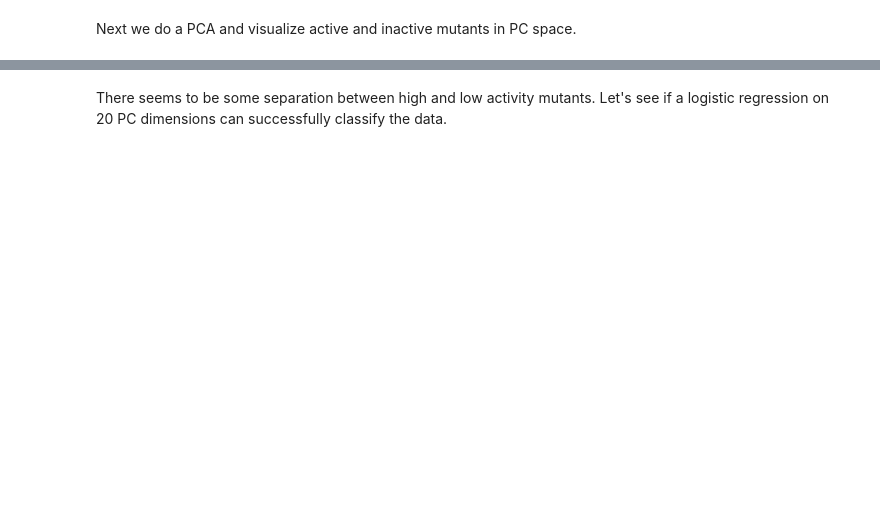
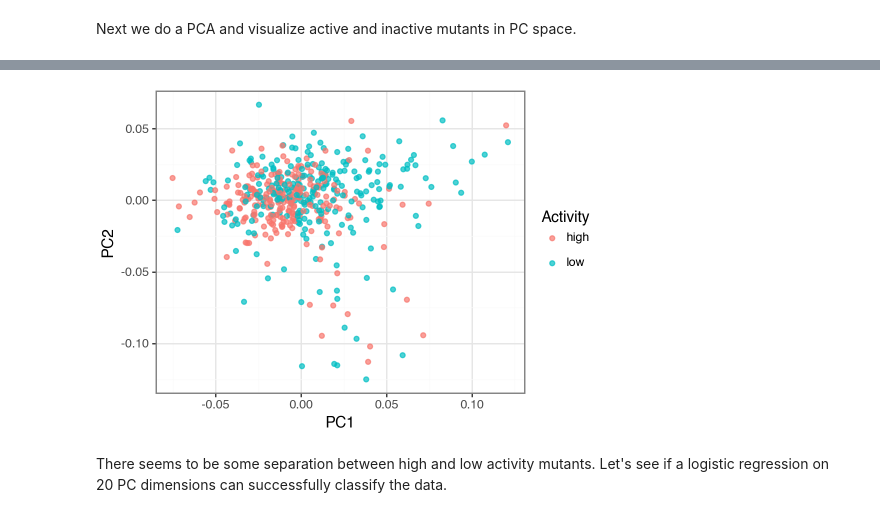
Before and after one commit to wilkelab/EEB384K-workshops, a Jupyter notebook: weeks8-10/week8.ipynb, the cells around one changed output, grey strips where cells are left out. Saved outputs shown, nothing was run; the diff lists cells and outputs as text; code cells hidden in the pictures; blank space fills up the shorter version.

```diff
--- a/weeks8-10/week8.ipynb
+++ b/weeks8-10/week8.ipynb
@@ -123,10 +211,15 @@ pca_df
 # %%
 pca_plot = (
     pln.ggplot(pca_df, pln.aes(x='PC1', y='PC2', color='Activity'))
     + pln.geom_point(size=1.5, alpha=.7)
     + pln.theme_bw()
+    + pln.theme(
+        figure_size = (5, 3.5)
+    )
 )
 pca_plot.show()
+# %% [output]
+[figure, added]
 # %% [markdown]
 There seems to be some separation between high and low activity mutants. Let's see if a logistic regression on 20 PC dimensions can successfully classify the data.
 # %%
```
Also changed, not shown: parts of 9 cells of this notebook, 1 other file.
